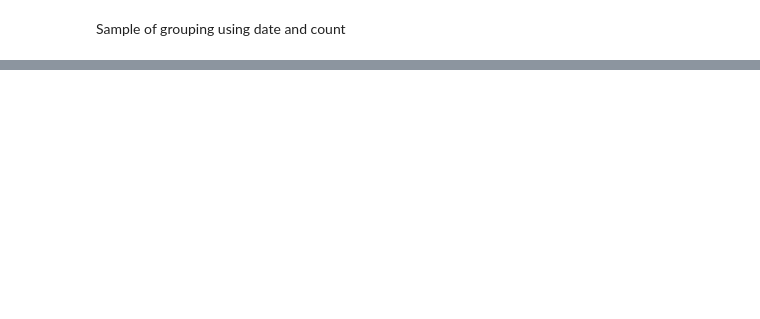
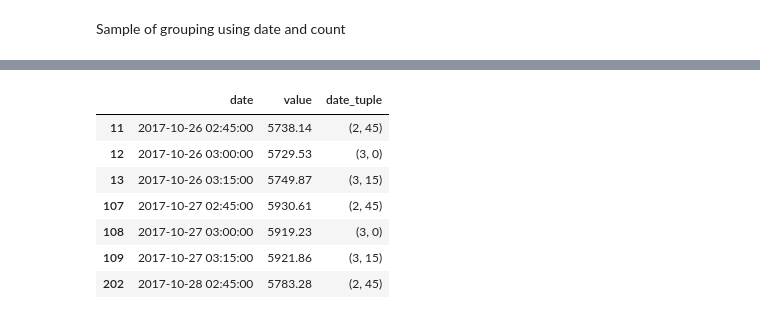
Before and after one commit to madhulekha-arun/SentimentAnalysis, a Jupyter notebook: BTC ETH.ipynb, the cells around one changed output, grey strips where cells are left out. Saved outputs shown, nothing was run; the diff lists cells and outputs as text; code cells hidden in the pictures; blank space fills up the shorter version.

```diff
--- a/BTC ETH.ipynb
+++ b/BTC ETH.ipynb
@@ -158,0 +165,3 @@ bitcoin_price.plot()
+# %%
+price_data = {'date': price_date_col, 'value': vals}
+price_df = pd.DataFrame(data=price_data)
@@ -159,5 +196,9 @@ bitcoin_price.plot()
 # %% [markdown]
 Sample of grouping using date and count
 # %%
-grp = data.groupby(by=[data.datetime_col.map(lambda x : (x.hour, x.minute))])
-grp.count()
+price_df['date_tuple'] = price_df['date'].map(lambda x : (x.hour, x.minute))
+# %%
+price_df = price_df[price_df['date_tuple']>(2,30)]
+price_df = price_df[price_df['date_tuple']<(3,30)]
+# %%
+price_df.drop(['date'], axis = 1, inplace = True)
@@ -163,0 +225,11 @@ grp.count()
+# %%
+price_df
+# %% [output]
+|  | date | value | date_tuple |
+| 11 | 2017-10-26 02:45:00 | 5738.14 | (2, 45) |
+| 12 | 2017-10-26 03:00:00 | 5729.53 | (3, 0) |
+| 13 | 2017-10-26 03:15:00 | 5749.87 | (3, 15) |
+| 107 | 2017-10-27 02:45:00 | 5930.61 | (2, 45) |
+| 108 | 2017-10-27 03:00:00 | 5919.23 | (3, 0) |
+| 109 | 2017-10-27 03:15:00 | 5921.86 | (3, 15) |
+| 202 | 2017-10-28 02:45:00 | 5783.28 | (2, 45) |
```
Also changed, not shown: parts of 19 cells of this notebook.
